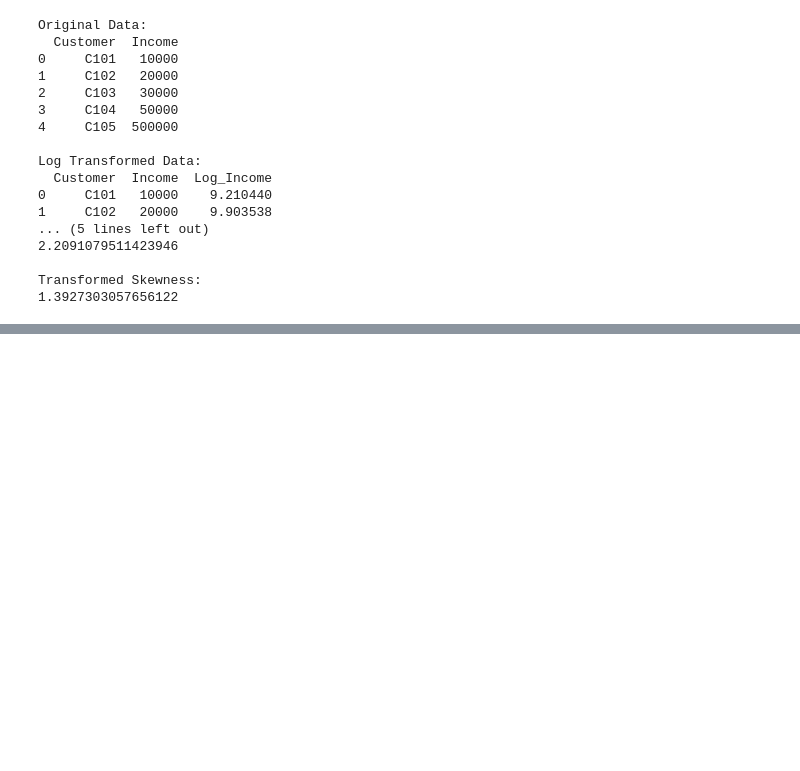
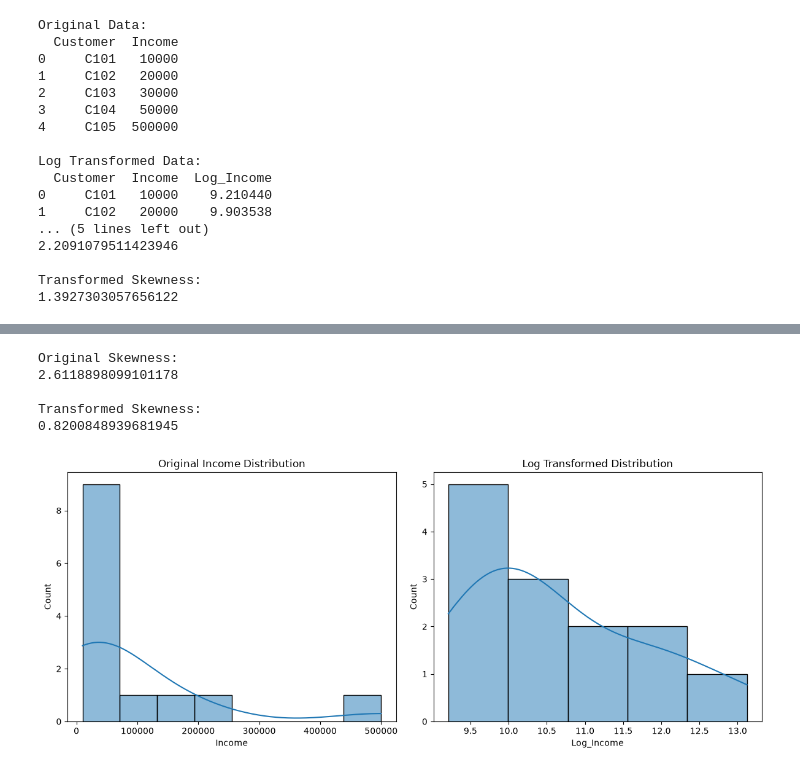
Before and after one commit to upendarreddyadla/Sprint-5-Data-Cleaning-Data-Preprocessing, a Jupyter notebook: 09_Data_Transformation.ipynb, the cells around one changed output, grey strips where cells are left out. Saved outputs shown, nothing was run; the diff lists cells and outputs as text; code cells hidden in the pictures; blank space fills up the shorter version.

```diff
--- a/09_Data_Transformation.ipynb
+++ b/09_Data_Transformation.ipynb
@@ -291,0 +831,46 @@ Important Points
+# %%
+import pandas as pd
+import numpy as np
+import matplotlib.pyplot as plt
+import seaborn as sns
+
+# Create dataset
+df = pd.DataFrame({
+    'Income': [
+        10000, 12000, 15000, 18000, 20000,
+        25000, 30000, 35000, 50000, 100000,
+        150000, 200000, 500000
+    ]
+})
+
+# Original skewness
+print("Original Skewness:")
+print(df['Income'].skew())
+
+# Apply Log Transformation
+df['Log_Income'] = np.log1p(df['Income'])
+
+# Transformed skewness
+print("\nTransformed Skewness:")
+print(df['Log_Income'].skew())
+
+# Visualize distributions
+plt.figure(figsize=(12, 5))
+
+plt.subplot(1, 2, 1)
+sns.histplot(df['Income'], kde=True)
+plt.title("Original Income Distribution")
+
+plt.subplot(1, 2, 2)
+sns.histplot(df['Log_Income'], kde=True)
+plt.title("Log Transformed Distribution")
+
+plt.tight_layout()
+plt.show()
+# %% [output]
+Original Skewness:
+2.6118898099101178
+
+Transformed Skewness:
+0.8200848939681945
+[figure, added]
```
Also changed, not shown: parts of 42 cells of this notebook.
